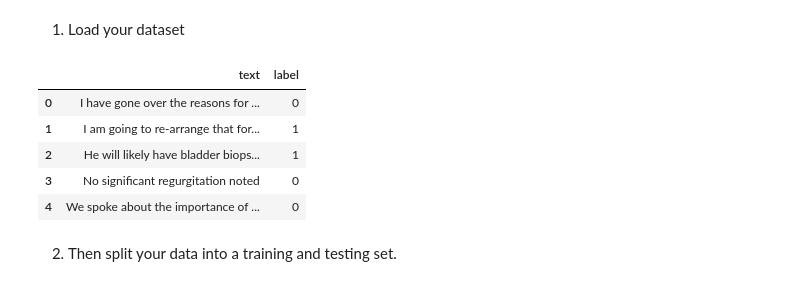
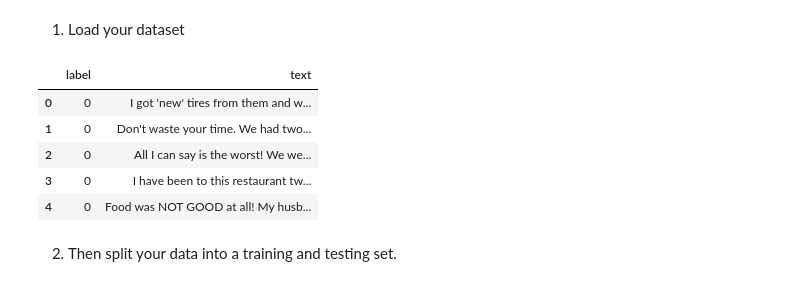
Before and after one commit to andrewhouston113/Sentiment_Analysis_and_NER_Tutorial, a Jupyter notebook: NLP_Tutorial.ipynb, the cells around one changed output. Saved outputs shown, nothing was run; the diff lists cells and outputs as text; code cells hidden in the pictures.

```diff
--- a/NLP_Tutorial.ipynb
+++ b/NLP_Tutorial.ipynb
@@ -54,15 +54,15 @@ from datasets import DatasetDict, Dataset
 # %% [markdown]
 1. Load your dataset
 # %%
-yelp_df = pd.read_csv('processed_df.csv')
+yelp_df = pd.read_csv('yelp_review_sample.csv')
 yelp_df.head()
 # %% [output]
-|  | text | label |
-| 0 | I have gone over the reasons for ... | 0 |
-| 1 | I am going to re-arrange that for... | 1 |
-| 2 | He will likely have bladder biops... | 1 |
-| 3 | No significant regurgitation noted | 0 |
-| 4 | We spoke about the importance of ... | 0 |
+|  | label | text |
+| 0 | 0 | I got 'new' tires from them and w... |
+| 1 | 0 | Don't waste your time. We had two... |
+| 2 | 0 | All I can say is the worst! We we... |
+| 3 | 0 | I have been to this restaurant tw... |
+| 4 | 0 | Food was NOT GOOD at all! My husb... |
 # %% [markdown]
 2. Then split your data into a training and testing set.
 # %%
```
